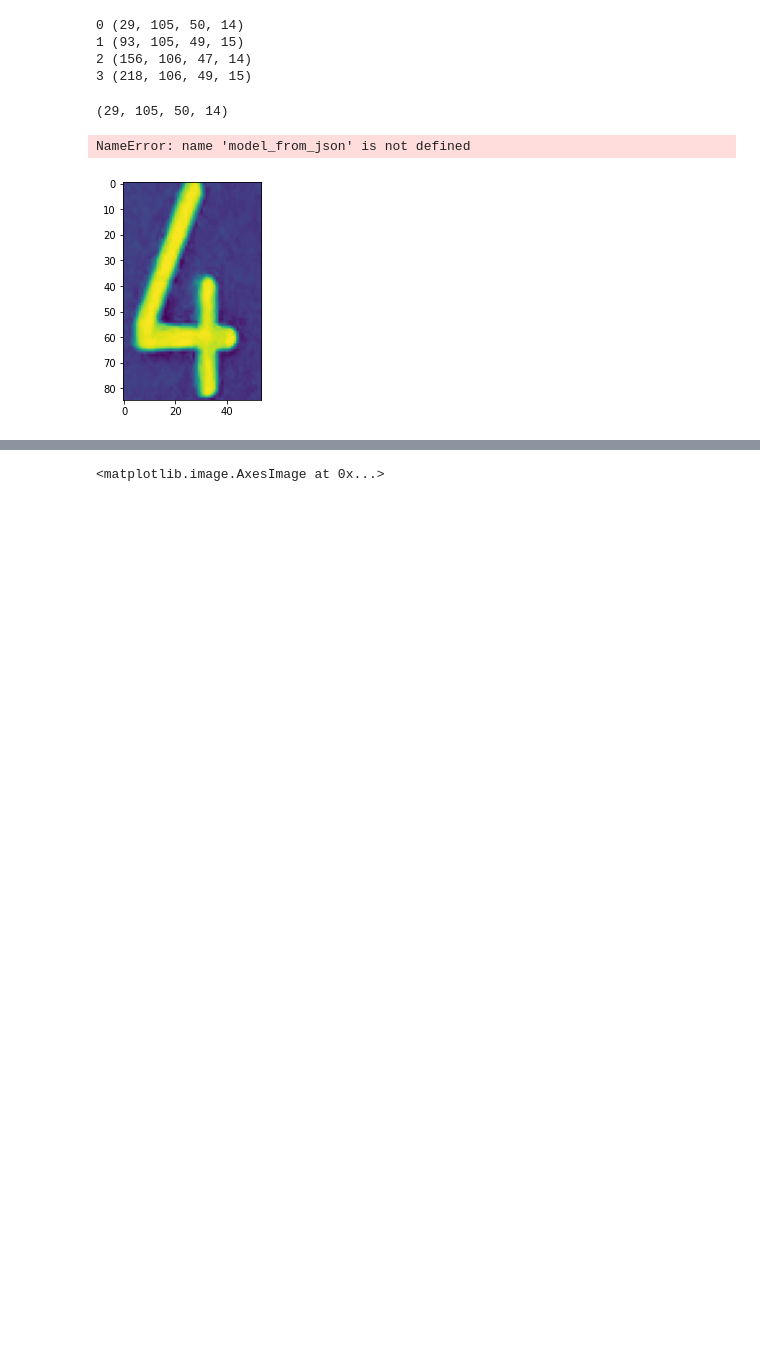
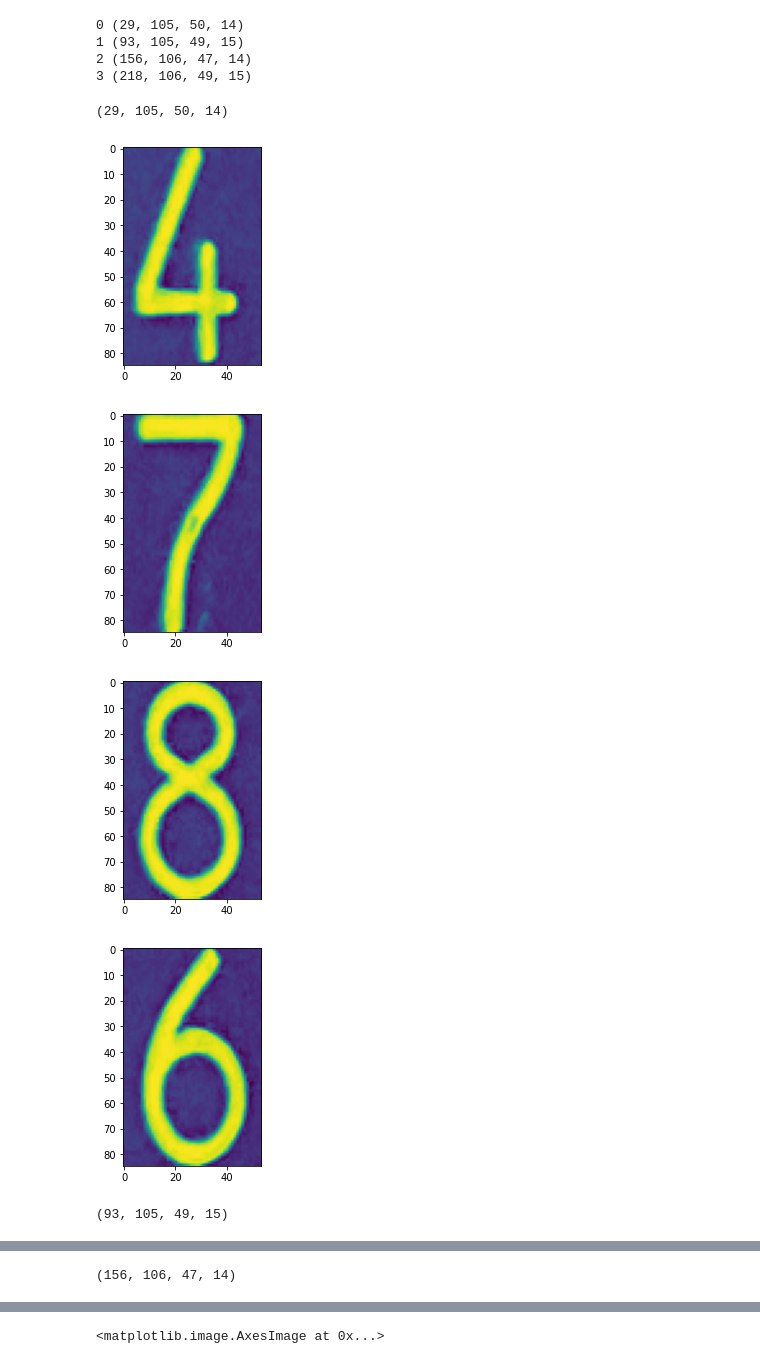
Before and after one commit to AnishPawar/X_Ray_Anonimiser, a Jupyter notebook: Test_Credit_Card/JupyterNotebooks/CCD_CODE_RECG.ipynb, the cells around one changed output, grey strips where cells are left out. Drawn from its saved outputs; the diff is of its cells as text; code cells hidden in the pictures; blank space fills up the shorter version.

```diff
--- a/Test_Credit_Card/JupyterNotebooks/CCD_CODE_RECG.ipynb
+++ b/Test_Credit_Card/JupyterNotebooks/CCD_CODE_RECG.ipynb
@@ -22,8 +22,8 @@ FIRST_NUMBER = {
 # and threshold it, such that the digits appear as *white* on a
 # *black* background
 # and invert it, such that the digits appear as *white* on a *black*
-ref = cv2.imread("ocr_a_reference.png")
-ref1 = cv2.imread("FONTS/OCR-A_2.png")
+ref = cv2.imread("../Images/ocr_a_reference.png")
+ref1 = cv2.imread("../FONTS/OCR-A_2.png")
 
 plt.figure()
 plt.axis("off")
@@ -118,7 +118,7 @@ rectKernel = cv2.getStructuringElement(cv2.MORPH_RECT, (9, 3))
 sqKernel = cv2.getStructuringElement(cv2.MORPH_RECT, (5, 5))
 # %%
 # load the input image, resize it, and convert it to grayscale
-image = cv2.imread("test33.png")
+image = cv2.imread("../Images/test33.png")
 org = image.copy()
 plt.figure()
 plt.axis("off")
@@ -338,34 +336,37 @@ for (gX, gY, gW, gH) in locs:
 
 #         (x, y, w, h) = cv2.boundingRect(c)
 #         roi = group[y:y + h, x:x + w]
         roi = cv2.resize(c, (54, 85))
         plt.imshow(roi)
-        run_preds(roi)
+#         run_preds(roi)
 
         test = cv2.resize(roi,(28,28))
         cv2.imwrite("Test.jpg",test)
 
-        print(digitROI.shape)
+#         print(digitROI.shape)
     #         plt.imshow(digitROI)
         plt.show()
 
         scores = []
 #         print(digits)
         for (digit, digitROI) in digits.items():
             result = cv2.matchTemplate(roi, digitROI,
                                        cv2.TM_CCOEFF)
             (_, score, _, _) = cv2.minMaxLoc(result)
 
             scores.append(score)
 
         groupOutput.append(str(np.argmax(scores)))
         cv2.rectangle(image, (gX - 5, gY - 5),
                       (gX + gW + 5, gY + gH + 5), (0, 0, 255), 2)
         cv2.putText(image, "".join(groupOutput), (gX, gY - 15),
                     cv2.FONT_HERSHEY_SIMPLEX, 0.4, (0, 0, 255), 1)
     output.extend(groupOutput)
 print(len(groupOutput))
 # %% [output]
 (29, 105, 50, 14)
+[figure]
+[figure, added]
+[figure, added]
+[figure, added]
-NameError: name 'model_from_json' is not defined
+(93, 105, 49, 15)
-[figure]
@@ -371,0 +377 @@ NameError: name 'model_from_json' is not defined
+(156, 106, 47, 14)
```
Also changed, not shown: parts of 4 cells of this notebook, 9 other files.
